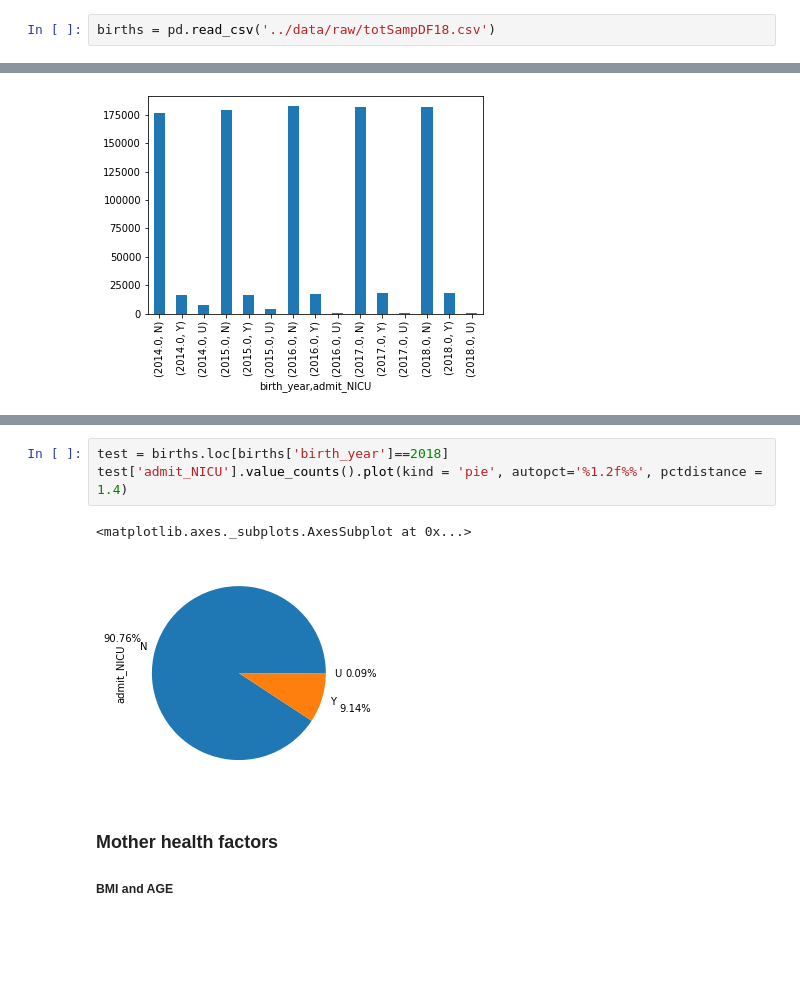
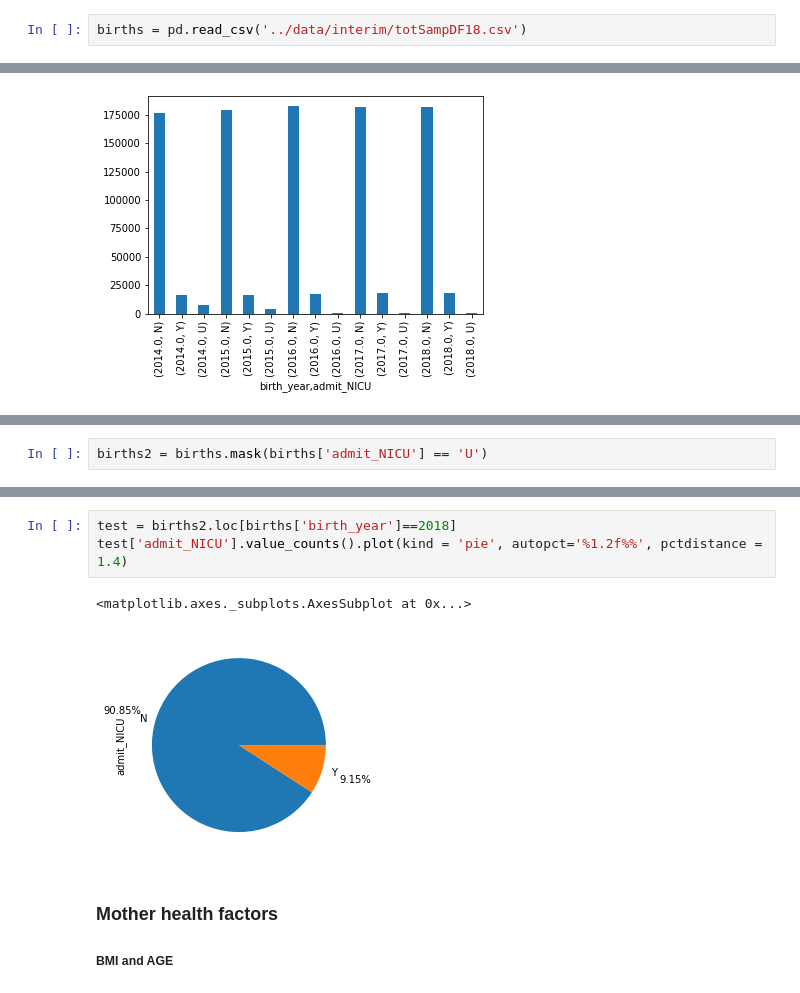
Before and after one commit to mkwasnica/CDC_capstone, a Jupyter notebook: notebooks/MK_EDA_timeseries.ipynb, the cells around one changed output, grey strips where cells are left out. Cells and saved outputs as stored; diff of their text form; blank space fills up the shorter version.

```diff
--- a/notebooks/MK_EDA_timeseries.ipynb
+++ b/notebooks/MK_EDA_timeseries.ipynb
@@ -7,7 +7,7 @@ import matplotlib.pyplot as plt
 
 import re
 # %%
-births = pd.read_csv('../data/raw/totSampDF18.csv')
+births = pd.read_csv('../data/interim/totSampDF18.csv')
 # %% [markdown]
 #### Columns of interest
 Mom age C
@@ -174 +176,3 @@ NameError: name 'plot_gpYR' is not defined
+# %%
+births2 = births.mask(births['admit_NICU'] == 'U')
 # %%
@@ -179,9 +189,9 @@ births['admit_NICU'].value_counts().plot(kind = 'pie', autopct='%1.1f%%', pctdis
 # %%
-test = births.loc[births['birth_year']==2018]
+test = births2.loc[births['birth_year']==2018]
 test['admit_NICU'].value_counts().plot(kind = 'pie', autopct='%1.2f%%', pctdistance = 1.4)
 # %% [output]
 <matplotlib.axes._subplots.AxesSubplot at 0x...>
-[figure, old version]
+[figure, new version]
 # %% [markdown]
 ### Mother health factors
 ##### BMI and AGE
```
Also changed, not shown: parts of 3 cells of this notebook, 1 other file.
